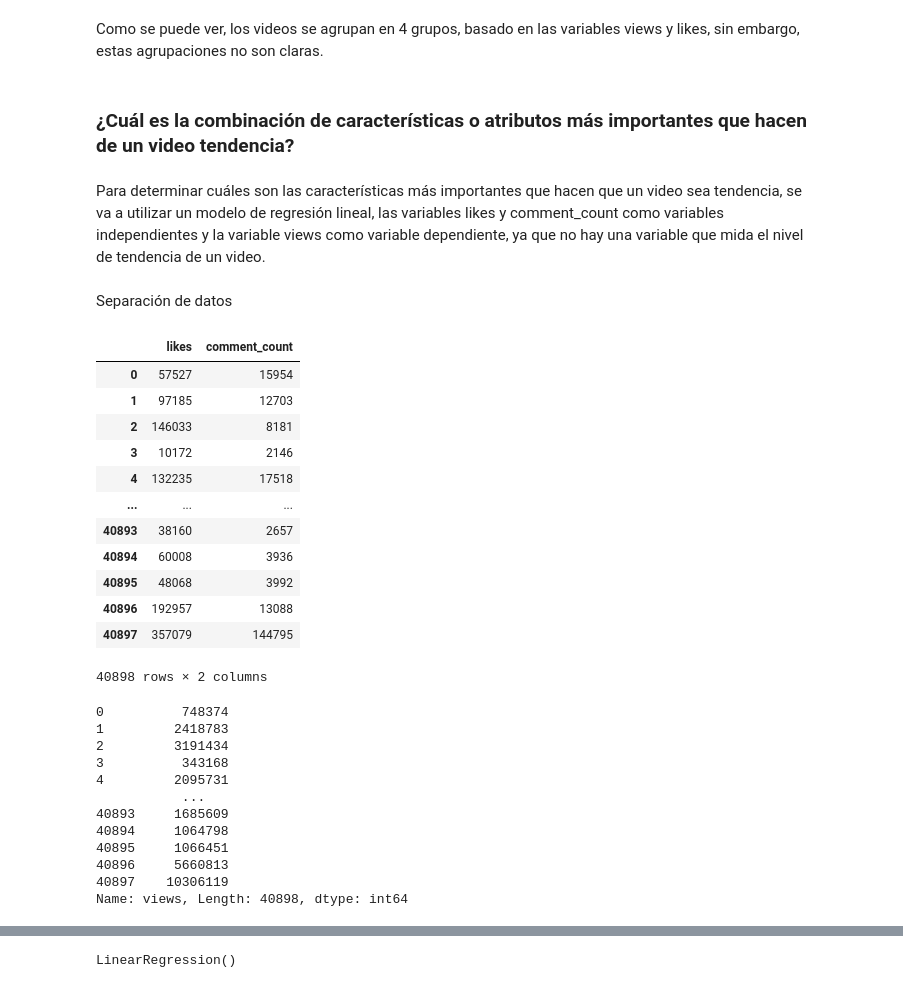
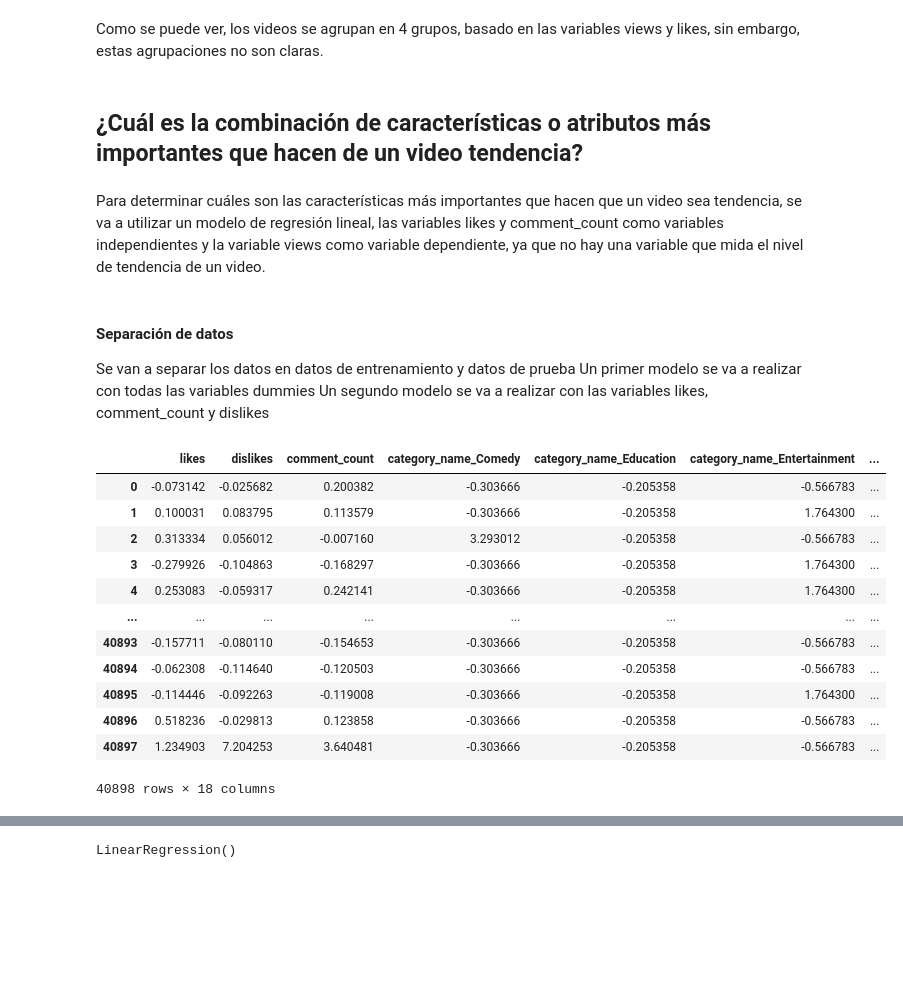
Before and after one commit to andres345gm/Skandia-prueba-tecnica, a Jupyter notebook: youtube_data_analysis.ipynb, the cells around one changed output, grey strips where cells are left out. Cells and saved outputs as stored; diff of their text form; code cells hidden in the pictures; blank space fills up the shorter version.

```diff
--- a/youtube_data_analysis.ipynb
+++ b/youtube_data_analysis.ipynb
@@ -354,7 +401,7 @@ plt.show()
 # %% [markdown]
 Como se puede ver, los videos se agrupan en 4 grupos, basado en las variables views y likes, sin embargo, estas agrupaciones no son claras.
 # %% [markdown]
-### ¿Cuál es la combinación de características o atributos más importantes que hacen de un video tendencia?
+## ¿Cuál es la combinación de características o atributos más importantes que hacen de un video tendencia?
 # %% [markdown]
 Para determinar cuáles son las características más importantes que hacen que un video sea tendencia, se va a utilizar un modelo de regresión lineal, las variables likes y comment_count como variables independientes y la variable views como variable dependiente, ya que no hay una variable que mida el nivel de tendencia de un video.
 # %%
@@ -362,40 +409,35 @@ from sklearn.linear_model import LinearRegression
 from sklearn.model_selection import train_test_split
 from sklearn.metrics import mean_squared_error
 # %% [markdown]
-Separación de datos
+#### Separación de datos
+Se van a separar los datos en datos de entrenamiento y datos de prueba
+Un primer modelo se va a realizar con todas las variables dummies
+Un segundo modelo se va a realizar con las variables likes, comment_count y dislikes
 # %%
-X = us_videos_df_dummies.drop(['views', 'publish_time', 'trending_date', 'channel_title'], axis=1) # Se eliminan las columnas que no son necesarias
-# X = us_videos_df_dummies[['likes', 'comment_count']]
-y = us_videos_df_dummies['views']
-X_train, X_test, y_train, y_test = train_test_split(X, y, test_size=0.2, random_state=42)
+# El primer  modelo se va a realizar con todas las variables dummies
+X1 = us_videos_df_dummies.drop(['views', 'publish_time', 'trending_date', 'channel_title'], axis=1)
+# Se estandariza
+X1 = (X1 - X1.mean()) / X1.std()
+# El segundo modelo se va a realizar con las variables likes, comment_count y dislikes
+X2 = us_videos_df_dummies[['likes', 'comment_count','dislikes']]
+X2 = (X2 - X2.mean()) / X2.std()
+
+y = us_videos_df['views']
+X1_train, X1_test, y_train, y_test = train_test_split(X1, y, test_size=0.2, random_state=42)
+X2_train, X2_test, y_train, y_test = train_test_split(X2, y, test_size=0.2, random_state=42)
 # %%
-X
+X1
 # %% [output]
-|  | likes | comment_count |
-| 0 | 57527 | 15954 |
-| 1 | 97185 | 12703 |
-| 2 | 146033 | 8181 |
-| 3 | 10172 | 2146 |
-| 4 | 132235 | 17518 |
-| ... | ... | ... |
-| 40893 | 38160 | 2657 |
-| 40894 | 60008 | 3936 |
-| 40895 | 48068 | 3992 |
-| 40896 | 192957 | 13088 |
-| 40897 | 357079 | 144795 |
+|  | likes | dislikes | comment_count | category_name_Comedy | category_name_Education | category_name_Entertainment | ... |
+| 0 | -0.073142 | -0.025682 | 0.200382 | -0.303666 | -0.205358 | -0.566783 | ... |
+| 1 | 0.100031 | 0.083795 | 0.113579 | -0.303666 | -0.205358 | 1.764300 | ... |
+| 2 | 0.313334 | 0.056012 | -0.007160 | 3.293012 | -0.205358 | -0.566783 | ... |
+| 3 | -0.279926 | -0.104863 | -0.168297 | -0.303666 | -0.205358 | 1.764300 | ... |
+| 4 | 0.253083 | -0.059317 | 0.242141 | -0.303666 | -0.205358 | 1.764300 | ... |
+| ... | ... | ... | ... | ... | ... | ... | ... |
+| 40893 | -0.157711 | -0.080110 | -0.154653 | -0.303666 | -0.205358 | -0.566783 | ... |
+| 40894 | -0.062308 | -0.114640 | -0.120503 | -0.303666 | -0.205358 | -0.566783 | ... |
+| 40895 | -0.114446 | -0.092263 | -0.119008 | -0.303666 | -0.205358 | 1.764300 | ... |
+| 40896 | 0.518236 | -0.029813 | 0.123858 | -0.303666 | -0.205358 | -0.566783 | ... |
+| 40897 | 1.234903 | 7.204253 | 3.640481 | -0.303666 | -0.205358 | -0.566783 | ... |
-40898 rows × 2 columns
+40898 rows × 18 columns
-# %%
-y
-# %% [output]
-0          748374
-1         2418783
-2         3191434
-3          343168
-4         2095731
-           ...
-40893     1685609
-40894     1064798
-40895     1066451
-40896     5660813
-40897    10306119
-Name: views, Length: 40898, dtype: int64
```
Also changed, not shown: parts of 43 cells of this notebook.
